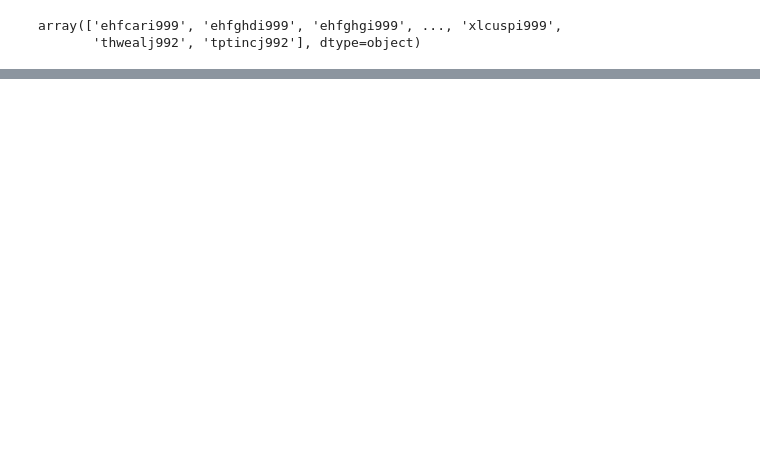
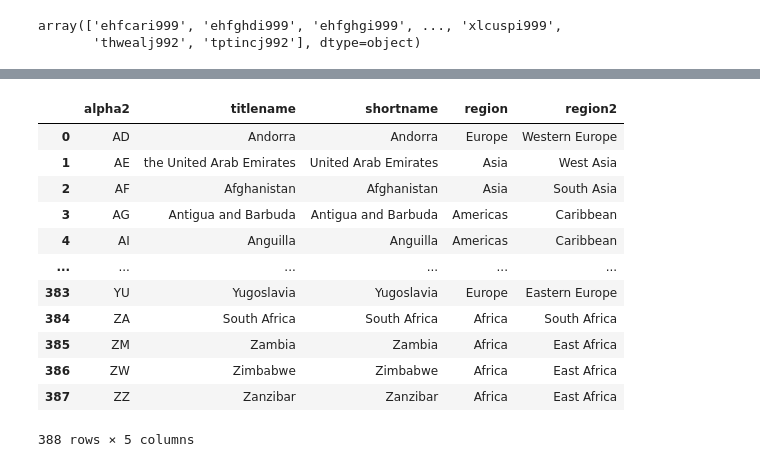
Before and after one commit to tofsi/tda_wid, a Jupyter notebook: playground.ipynb, the cells around one changed output, grey strips where cells are left out. Cells and saved outputs as stored; diff of their text form; code cells hidden in the pictures; blank space fills up the shorter version.

```diff
--- a/playground.ipynb
+++ b/playground.ipynb
@@ -89,0 +99,17 @@ sns.lineplot(
+# %%
+countries = pd.read_csv("wid_all_data/WID_countries.csv", sep=";")
+countries
+# %% [output]
+|  | alpha2 | titlename | shortname | region | region2 |
+| 0 | AD | Andorra | Andorra | Europe | Western Europe |
+| 1 | AE | the United Arab Emirates | United Arab Emirates | Asia | West Asia |
+| 2 | AF | Afghanistan | Afghanistan | Asia | South Asia |
+| 3 | AG | Antigua and Barbuda | Antigua and Barbuda | Americas | Caribbean |
+| 4 | AI | Anguilla | Anguilla | Americas | Caribbean |
+| ... | ... | ... | ... | ... | ... |
+| 383 | YU | Yugoslavia | Yugoslavia | Europe | Eastern Europe |
+| 384 | ZA | South Africa | South Africa | Africa | South Africa |
+| 385 | ZM | Zambia | Zambia | Africa | East Africa |
+| 386 | ZW | Zimbabwe | Zimbabwe | Africa | East Africa |
+| 387 | ZZ | Zanzibar | Zanzibar | Africa | East Africa |
+388 rows × 5 columns
```
Also changed, not shown: parts of 19 cells of this notebook.
